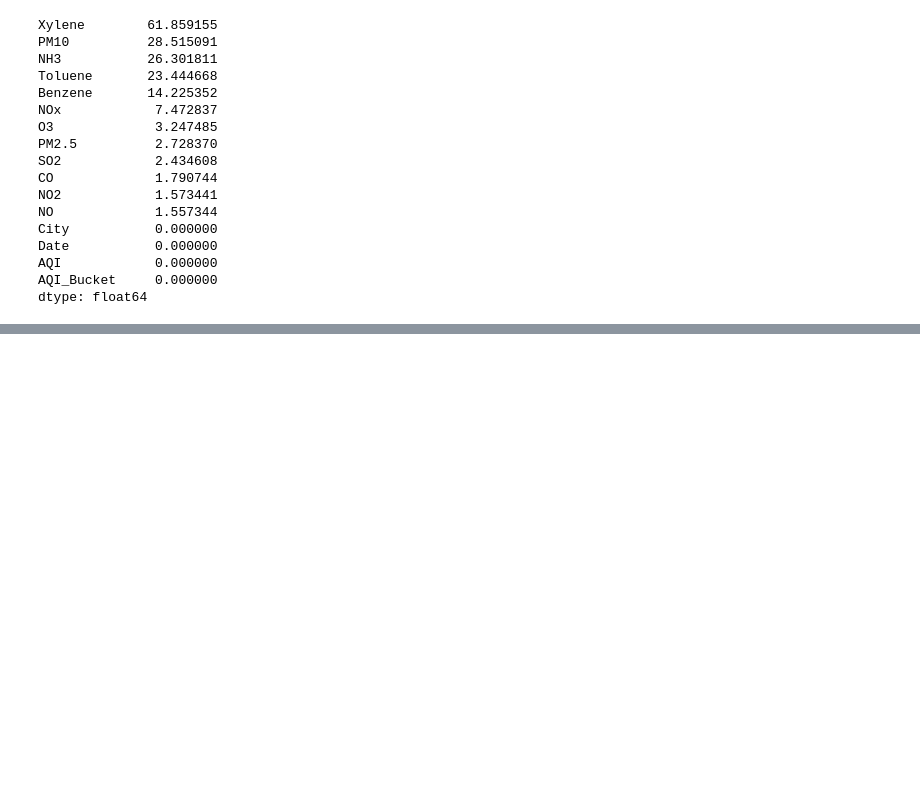
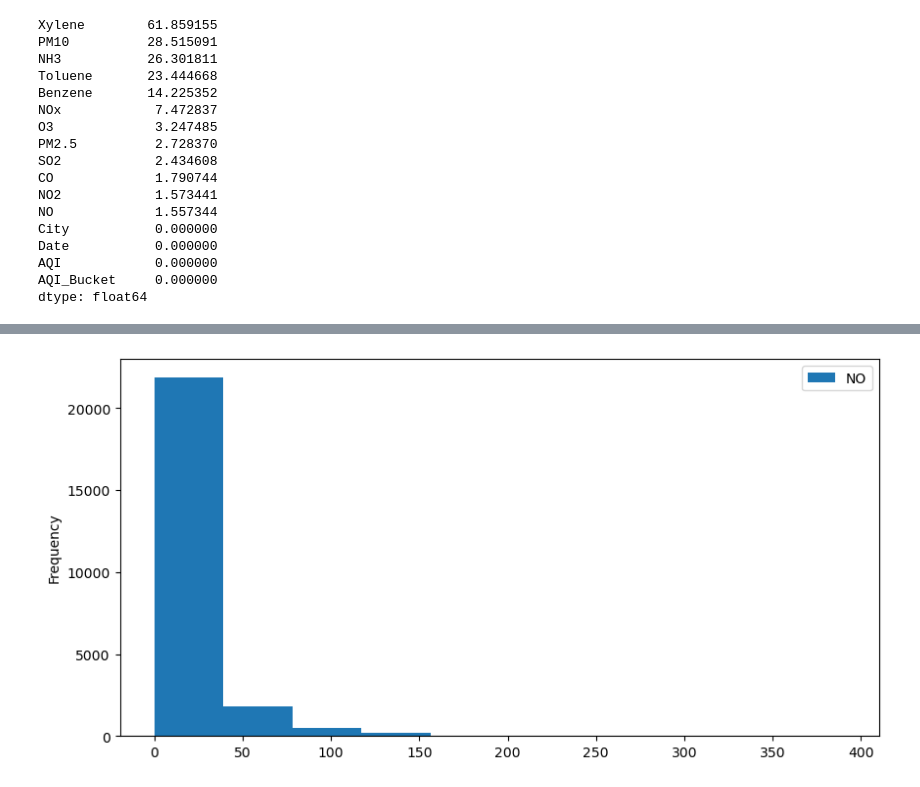
Before and after one commit to shaikh-mahek06/AQI-prediction-model, a Jupyter notebook: AQI prediction model.ipynb, the cells around one changed output, grey strips where cells are left out. Saved outputs shown, nothing was run; the diff lists cells and outputs as text; code cells hidden in the pictures; blank space fills up the shorter version.

```diff
--- a/AQI prediction model.ipynb
+++ b/AQI prediction model.ipynb
@@ -129,0 +148,6 @@ dtype: float64
+# %%
+df['NO'].plot(kind='hist',figsize=(10,5))
+plt.legend()
+plt.show()
+# %% [output]
+[figure, added]
```
Also changed, not shown: parts of 29 cells of this notebook.
